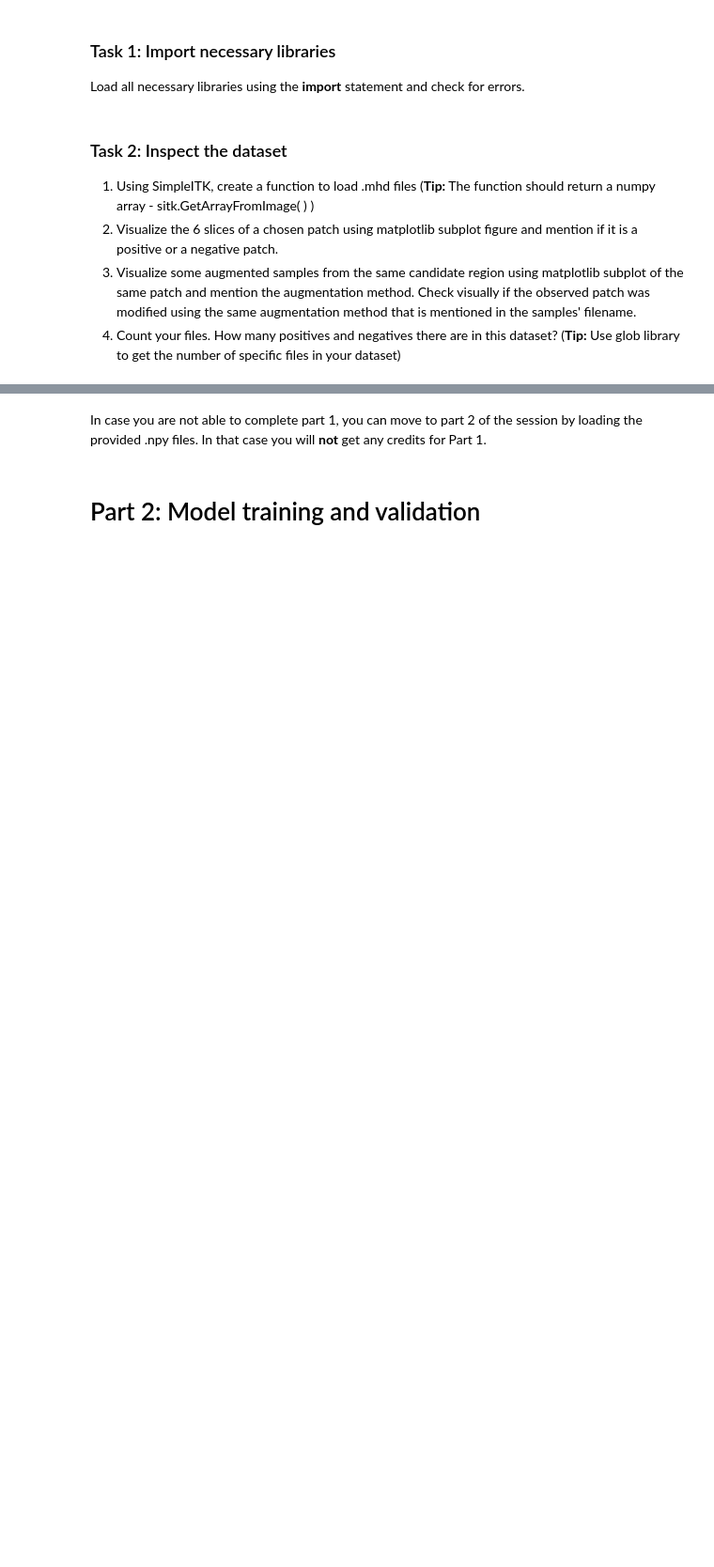
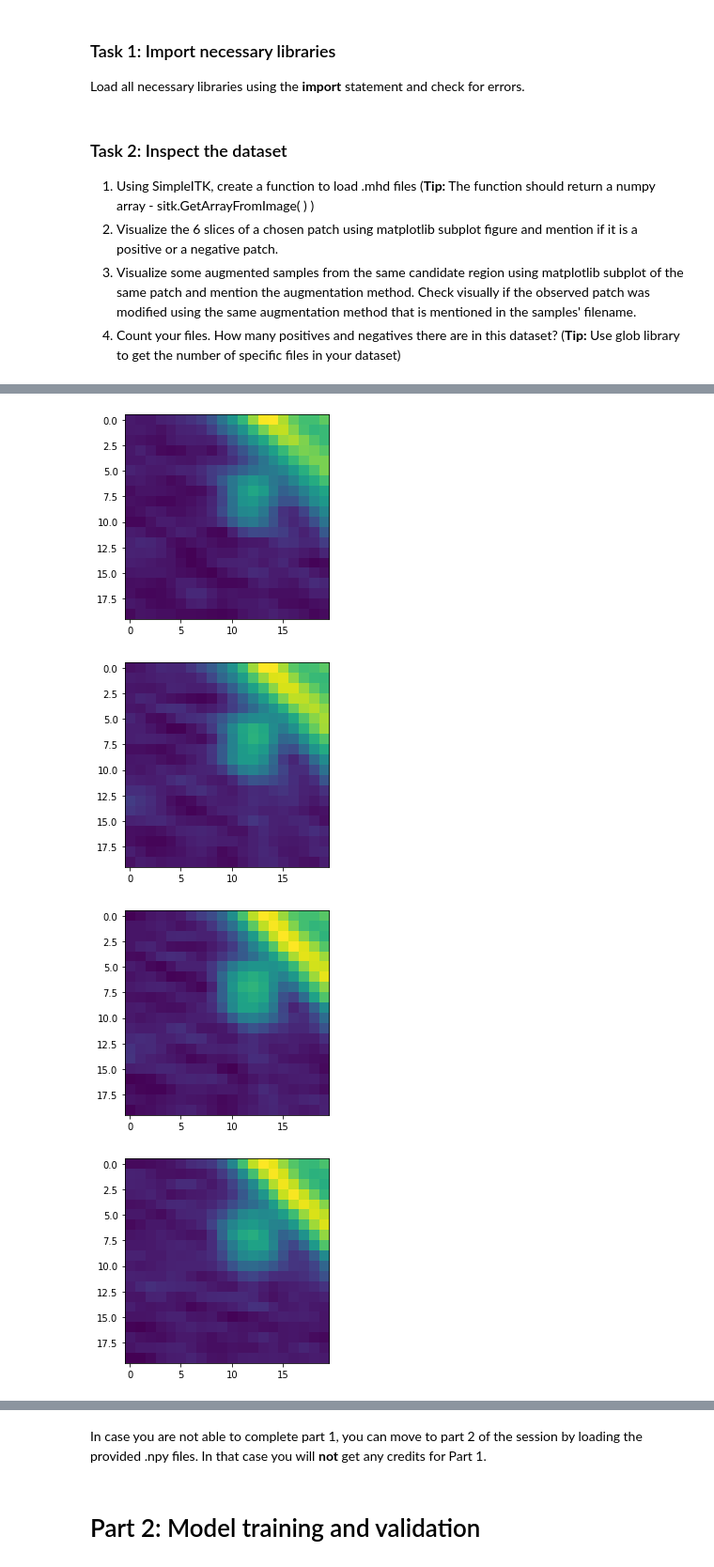
Before and after one commit to Aneruth/Clinical-Decision-Support-System, a Jupyter notebook: WPO5/WPO5.ipynb, the cells around one changed output, grey strips where cells are left out. Shown: that part at 94% size. Cells and saved outputs as stored; diff of their text form; code cells hidden in the pictures; blank space fills up the shorter version.

```diff
--- a/WPO5/WPO5.ipynb
+++ b/WPO5/WPO5.ipynb
@@ -134,0 +161,11 @@ Load all necessary libraries using the **import** statement and check for errors
+# %%
+# plot for augmented image
+data = load_itk('../WPO5/MiniLunaDataset3/20046_x-1y0z0_20x20x6_q0_1.mhd')
+for i in data:
+    plt.imshow(i)
+    plt.show()
+# %% [output]
+[figure, added]
+[figure, added]
+[figure, added]
+[figure, added]
```
Also changed, not shown: parts of 39 cells of this notebook, 21 other files.
